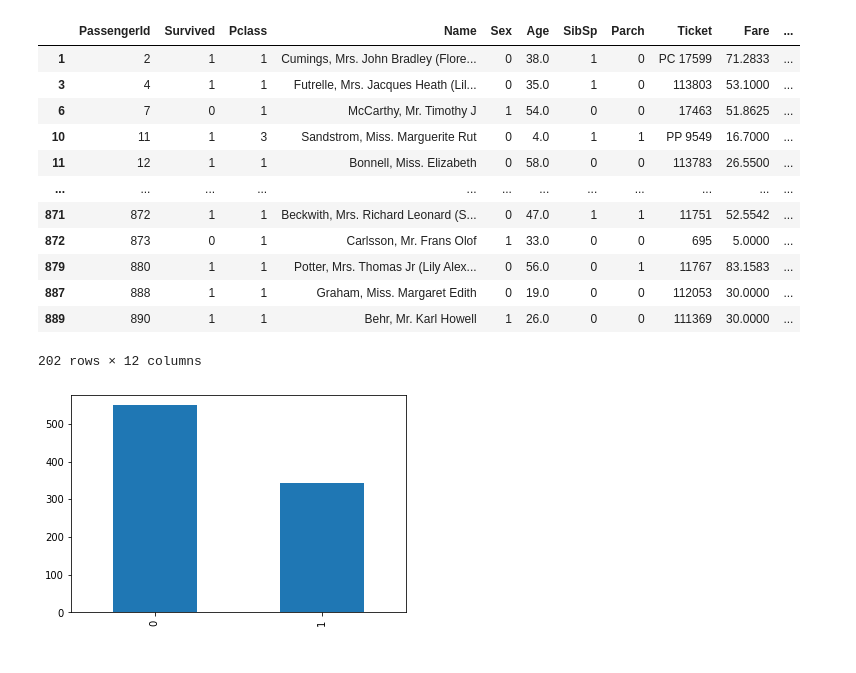
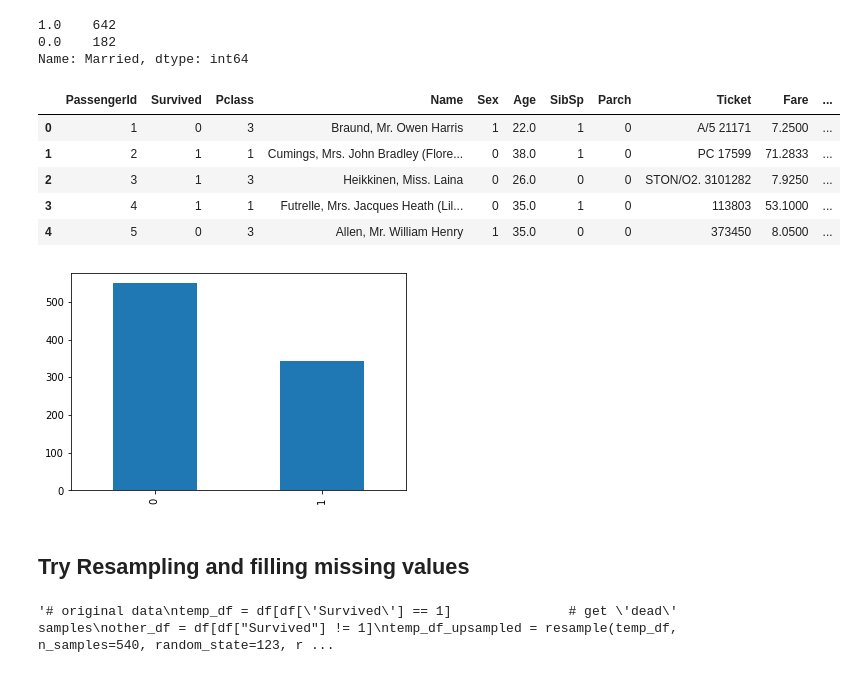
Before and after one commit to MFYLM/Titanic-Analysis, a Jupyter notebook: NN for Titanic.ipynb, the cells around one changed output. Drawn from its saved outputs; the diff is of its cells as text; code cells hidden in the pictures.

```diff
--- a/NN for Titanic.ipynb
+++ b/NN for Titanic.ipynb
@@ -12,30 +13,49 @@ import matplotlib.pyplot as plt
 # %%
 df = pd.read_csv("train.csv")
 df["Age"].fillna(df["Age"].mean(), inplace=True)
 df["Survived"].value_counts().plot.bar()
 df["Fare"].fillna(df["Fare"].mean(), inplace=True)
 # mapping features to numerical values
 d1 = {"female": 0, "male": 1}
 d2 = {"S": 0, "C": 1, "Q": 2}
 
 # data resampling ?
 df["Sex"] = df["Sex"].map(d1)
 df["Embarked"] = df["Embarked"].map(d2)
+#df.head()
+
+
+mapping = {"Mr": 1, "Miss": 0, "Mrs": 1}
+df["Married"] = df["Name"].str.extract("([A-Za-z]+)\.")
+df["Married"] = df["Married"].map(mapping)
+print(df["Married"].value_counts())
+for i in range(len(df["Married"])):             # extracting married column from their names. Thanks to Jicheng Li
+    if type(df["Married"][i]) == str:
+        df["Married"][i] = 1                    # filling missing values with most common label?
+df.head()
 # %% [output]
+1.0    642
+0.0    182
+Name: Married, dtype: int64
 |  | PassengerId | Survived | Pclass | Name | Sex | Age | SibSp | Parch | Ticket | Fare | ... |
+| 0 | 1 | 0 | 3 | Braund, Mr. Owen Harris | 1 | 22.0 | 1 | 0 | A/5 21171 | 7.2500 | ... |
 | 1 | 2 | 1 | 1 | Cumings, Mrs. John Bradley (Flore... | 0 | 38.0 | 1 | 0 | PC 17599 | 71.2833 | ... |
+| 2 | 3 | 1 | 3 | Heikkinen, Miss. Laina | 0 | 26.0 | 0 | 0 | STON/O2. 3101282 | 7.9250 | ... |
 | 3 | 4 | 1 | 1 | Futrelle, Mrs. Jacques Heath (Lil... | 0 | 35.0 | 1 | 0 | 113803 | 53.1000 | ... |
-| 6 | 7 | 0 | 1 | McCarthy, Mr. Timothy J | 1 | 54.0 | 0 | 0 | 17463 | 51.8625 | ... |
-| 10 | 11 | 1 | 3 | Sandstrom, Miss. Marguerite Rut | 0 | 4.0 | 1 | 1 | PP 9549 | 16.7000 | ... |
-| 11 | 12 | 1 | 1 | Bonnell, Miss. Elizabeth | 0 | 58.0 | 0 | 0 | 113783 | 26.5500 | ... |
-| ... | ... | ... | ... | ... | ... | ... | ... | ... | ... | ... | ... |
-| 871 | 872 | 1 | 1 | Beckwith, Mrs. Richard Leonard (S... | 0 | 47.0 | 1 | 1 | 11751 | 52.5542 | ... |
-| 872 | 873 | 0 | 1 | Carlsson, Mr. Frans Olof | 1 | 33.0 | 0 | 0 | 695 | 5.0000 | ... |
-| 879 | 880 | 1 | 1 | Potter, Mrs. Thomas Jr (Lily Alex... | 0 | 56.0 | 0 | 1 | 11767 | 83.1583 | ... |
-| 887 | 888 | 1 | 1 | Graham, Miss. Margaret Edith | 0 | 19.0 | 0 | 0 | 112053 | 30.0000 | ... |
-| 889 | 890 | 1 | 1 | Behr, Mr. Karl Howell | 1 | 26.0 | 0 | 0 | 111369 | 30.0000 | ... |
+| 4 | 5 | 0 | 3 | Allen, Mr. William Henry | 1 | 35.0 | 0 | 0 | 373450 | 8.0500 | ... |
-202 rows × 12 columns
 [figure]
+# %% [markdown]
+## Try Resampling and filling missing values
+# %%
+'''# original data
+temp_df = df[df['Survived'] == 1]               # get 'dead' samples
+other_df = df[df["Survived"] != 1]
+temp_df_upsampled = resample(temp_df, n_samples=540, random_state=123, replace=True)
+df = pd.concat([temp_df_upsampled, other_df])
+df["Survived"].value_counts().plot.bar()
+df'''
+# %% [output]
+'# original data\ntemp_df = df[df[\'Survived\'] == 1]               # get \'dead\' samples\nother_df = df[df["Survived"] != 1]\ntemp_df_upsampled = resample(temp_df, n_samples=540, random_state=123, r ...
 # %%
 extracted = df.drop(columns="PassengerId", axis=1).drop(columns="Name", axis=1).drop(columns="Cabin", axis=1).drop(columns="Ticket")
 # find a way to deal with missing values: cut them off or take average value from its neighbors
```
Also changed, not shown: parts of 8 cells of this notebook.
